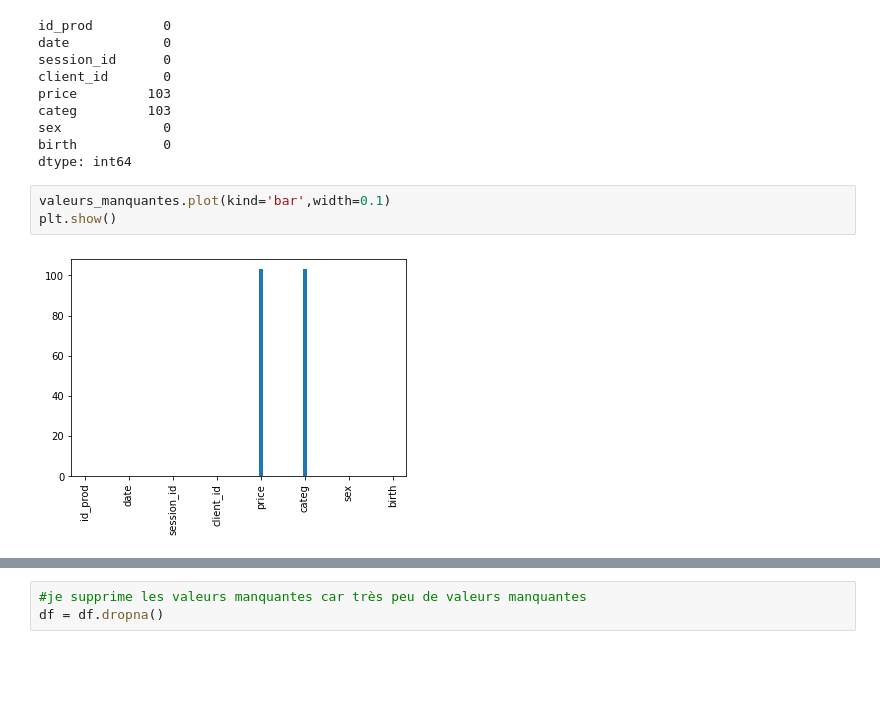
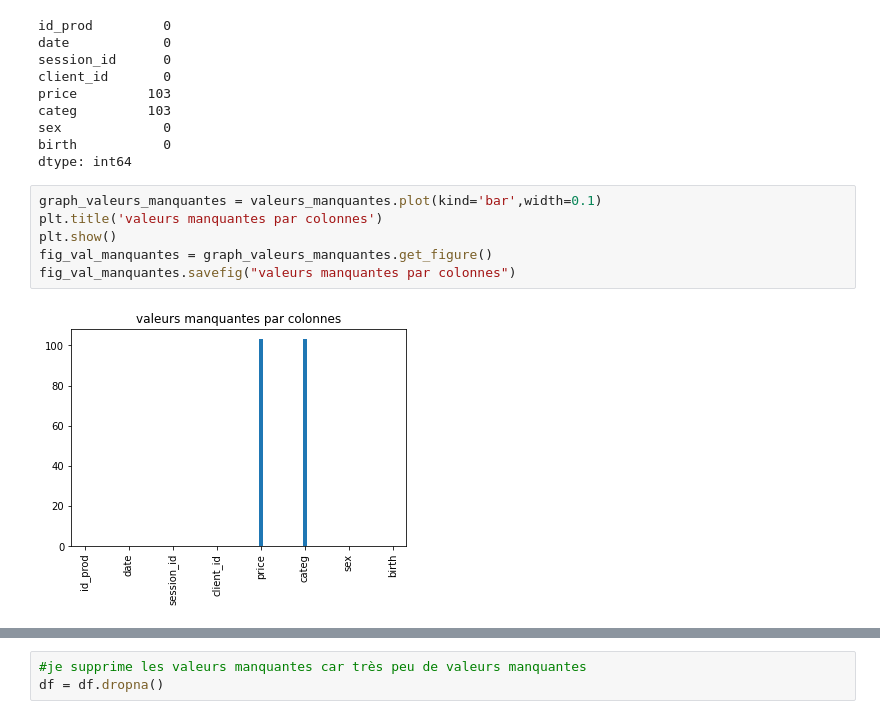
Before and after one commit to FatimaMoqran/tests-statistique-et-dataviz, a Jupyter notebook: analyseventes.ipynb, the cells around one changed output, grey strips where cells are left out. Saved outputs shown, nothing was run; the diff lists cells and outputs as text; blank space fills up the shorter version.

```diff
--- a/analyseventes.ipynb
+++ b/analyseventes.ipynb
@@ -149,7 +153,10 @@ sex             0
 birth           0
 dtype: int64
 # %%
-valeurs_manquantes.plot(kind='bar',width=0.1)
+graph_valeurs_manquantes = valeurs_manquantes.plot(kind='bar',width=0.1)
+plt.title('valeurs manquantes par colonnes')
 plt.show()
+fig_val_manquantes = graph_valeurs_manquantes.get_figure()
+fig_val_manquantes.savefig("valeurs manquantes par colonnes")
 # %% [output]
-[figure, old version]
+[figure, new version]
```
Also changed, not shown: parts of 83 cells of this notebook.
